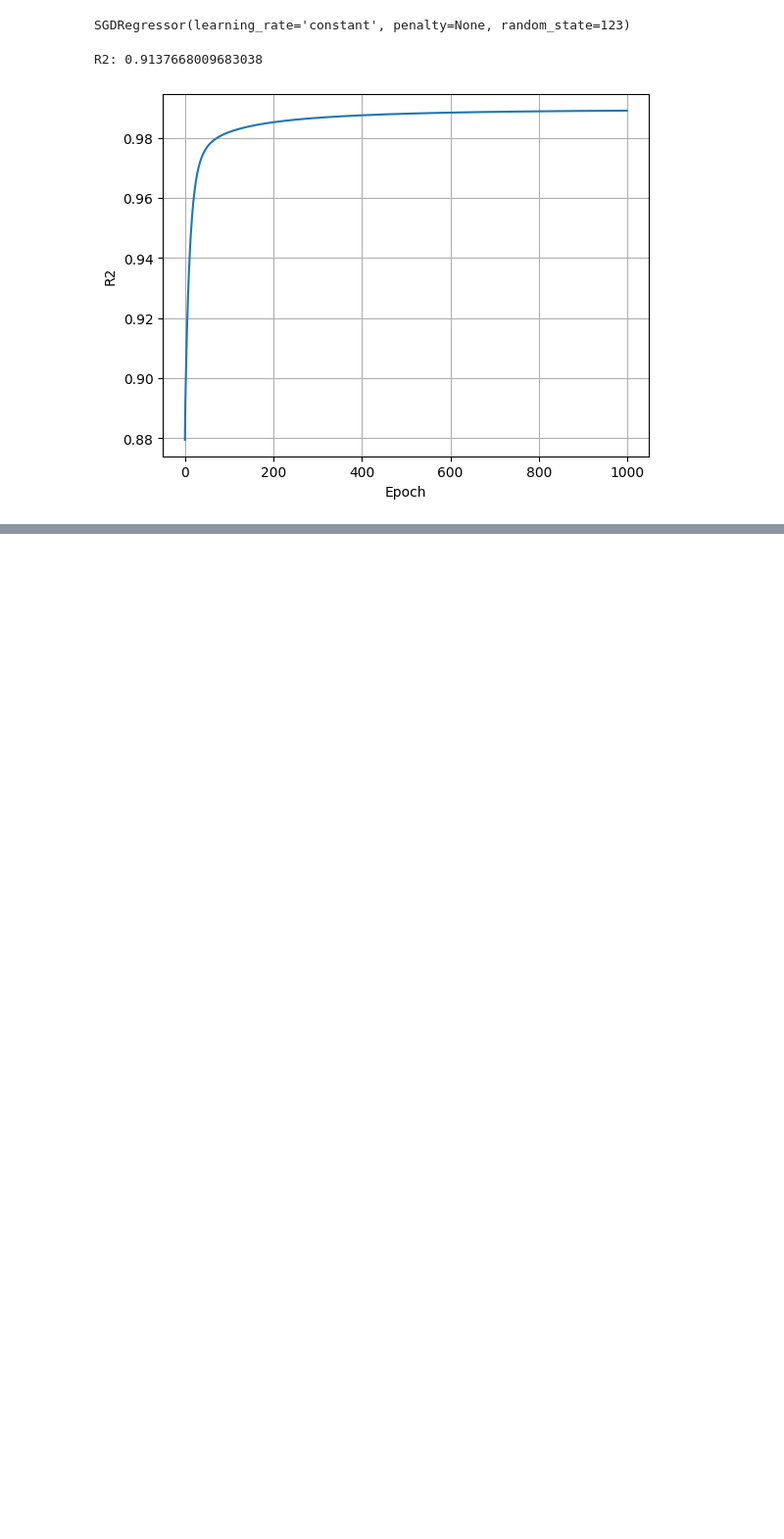
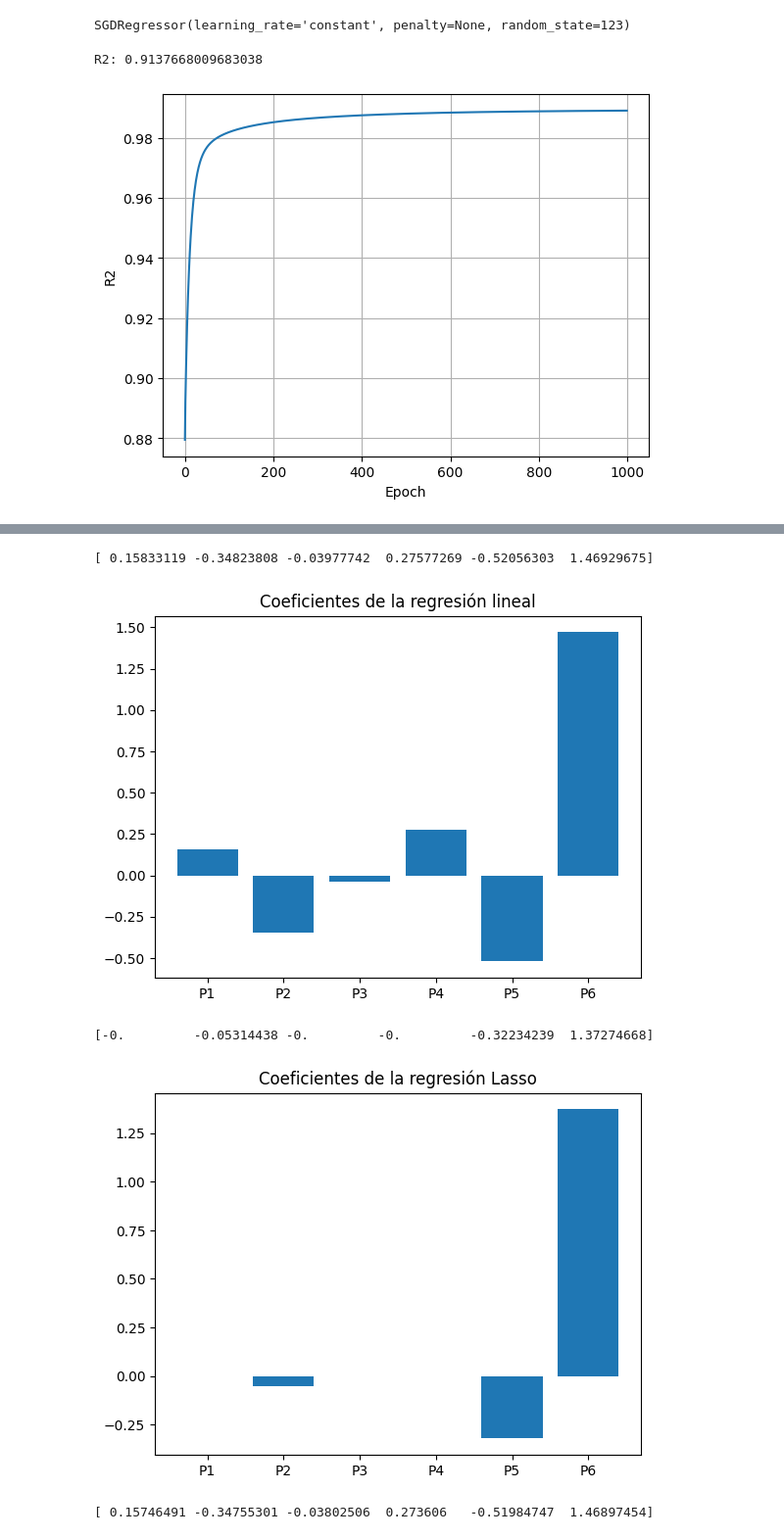
Before and after one commit to miguel-kjh/AA1, a Jupyter notebook: parte1/clase_26_02_25.ipynb, the cells around one changed output, grey strips where cells are left out. Shown at 98% size. Saved outputs shown, nothing was run; the diff lists cells and outputs as text; code cells hidden in the pictures; blank space fills up the shorter version.

```diff
--- a/parte1/clase_26_02_25.ipynb
+++ b/parte1/clase_26_02_25.ipynb
@@ -101,0 +210,44 @@ plt.show()
+# %%
+from sklearn.linear_model import LinearRegression, Lasso, Ridge
+
+# lasso = l1
+# ridge = l2
+
+datos = pd.read_csv("data/tiempos-minutos.csv", sep=";")
+
+X = datos.iloc[:, :-1].values
+y = datos.iloc[:, -1].values
+
+reg = LinearRegression()
+reg.fit(X, y)
+
+reg_coef = reg.coef_
+print(reg_coef)
+
+plt.bar(variables[:-1], reg_coef)
+plt.title("Coeficientes de la regresión lineal")
+plt.show()
+
+reg = Lasso(alpha=10)
+reg.fit(X, y)
+
+print(reg.coef_)
+reg_coef = reg.coef_
+plt.bar(variables[:-1], reg_coef)
+plt.title("Coeficientes de la regresión Lasso")
+plt.show()
+
+reg = Ridge(alpha=10)
+reg.fit(X, y)
+
+reg_coef = reg.coef_
+print(reg_coef)
+plt.bar(variables[:-1], reg_coef)
+plt.title("Coeficientes de la regresión Ridge")
+plt.show()
+# %% [output]
+[ 0.15833119 -0.34823808 -0.03977742  0.27577269 -0.52056303  1.46929675]
+[figure, added]
+[-0.         -0.05314438 -0.         -0.         -0.32234239  1.37274668]
+[figure, added]
+[ 0.15746491 -0.34755301 -0.03802506  0.273606   -0.51984747  1.46897454]
```
Also changed, not shown: parts of 6 cells of this notebook.
